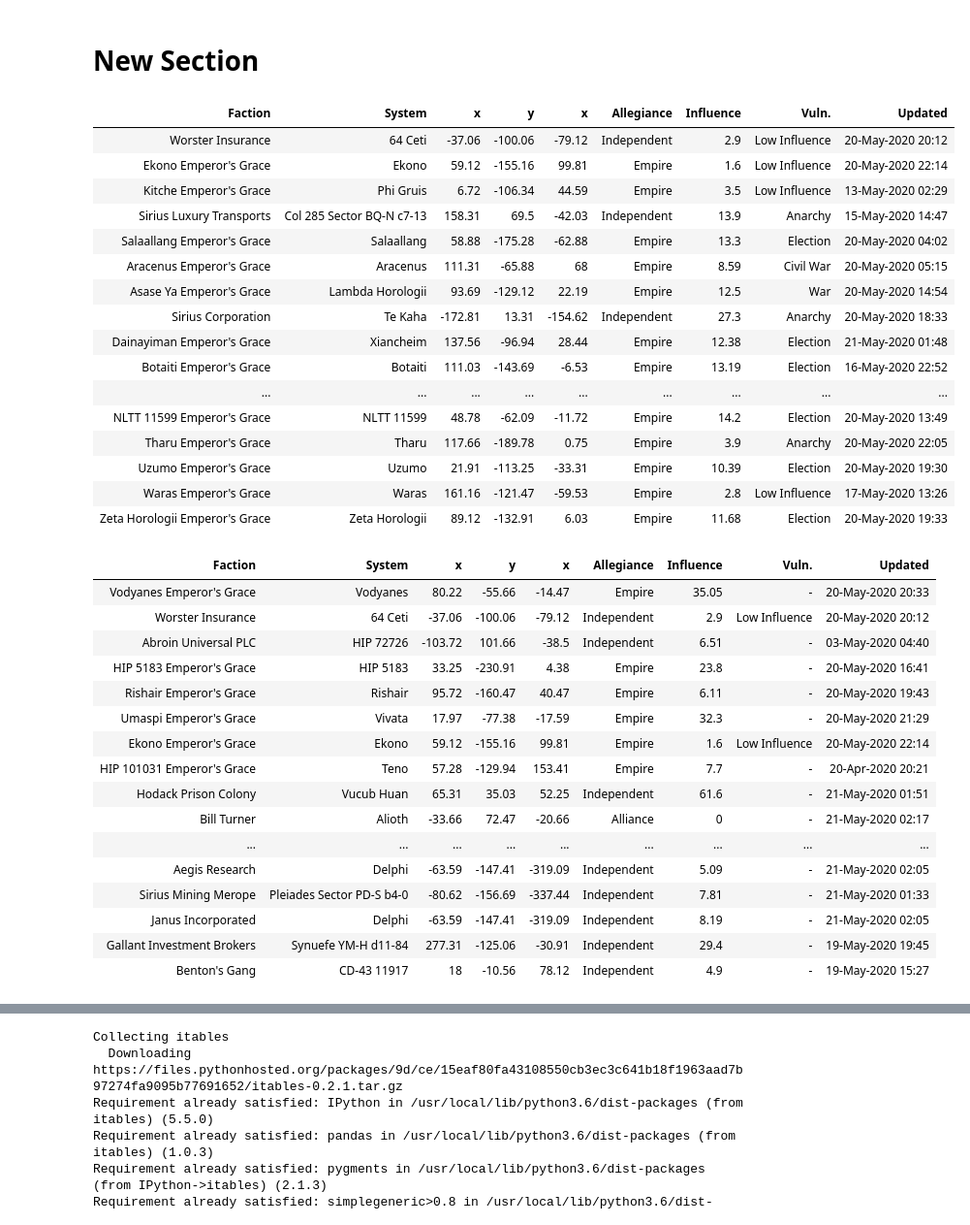
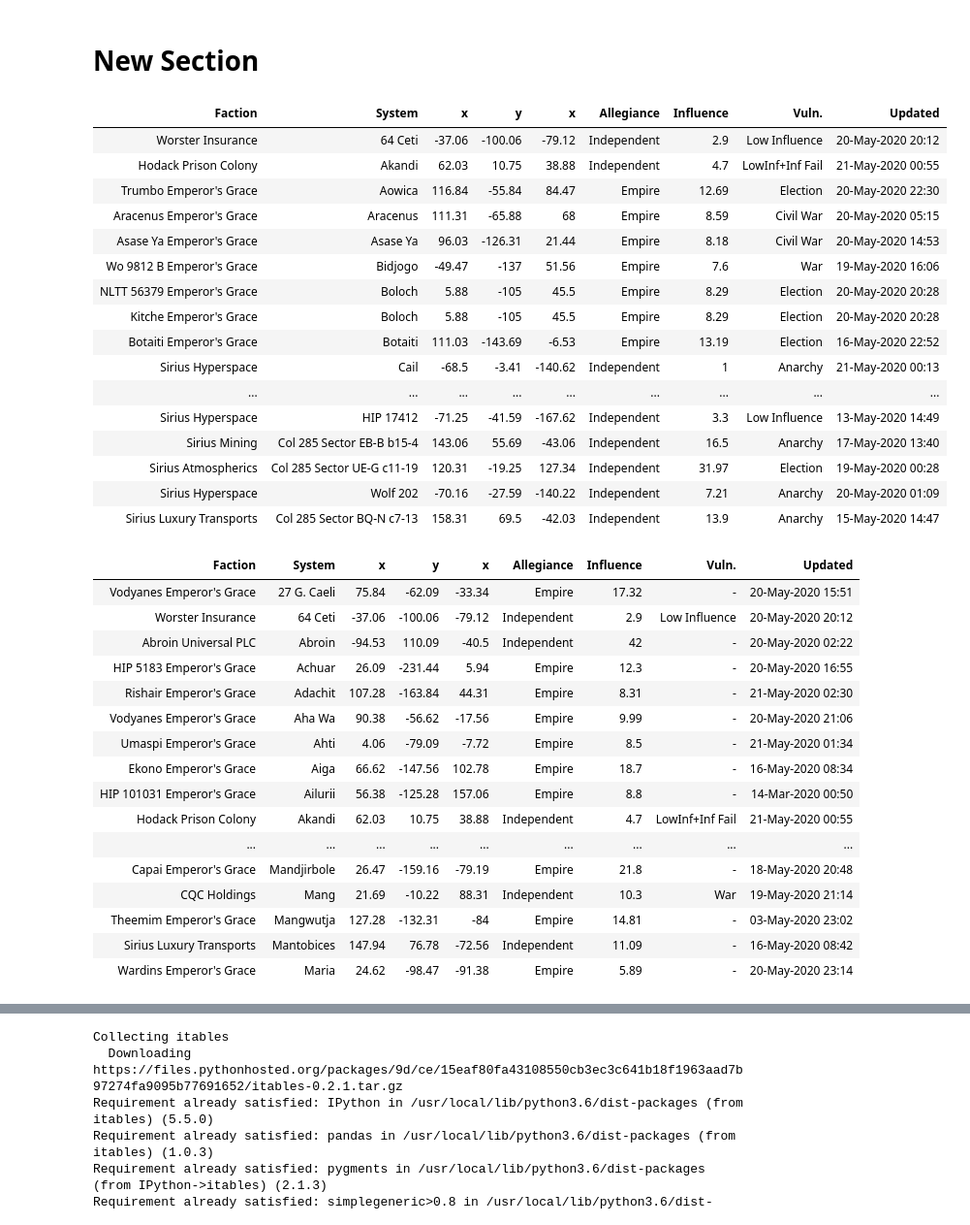
Before and after one commit to HausReport/ClubRaiders, a Jupyter notebook: ClubRaiders.ipynb, the cells around one changed output, grey strips where cells are left out. Shown at 97% size. Cells and saved outputs as stored; diff of their text form; code cells hidden in the pictures.

```diff
--- a/ClubRaiders.ipynb
+++ b/ClubRaiders.ipynb
@@ -129,60 +129,60 @@ open('data/factions.jsonl', 'wb').write(r.content)
 # %%
 from IPython.display import HTML, display
 import tabulate
 
 arr = []
 
-for xcs in club_systems_dict.values():
+for xcs in club_systems_arr:
     cs: FactionInstance = xcs
     vulnerable = cs.isVulnerable()
     if (vulnerable == False): continue
     arr.append(cs.asArray())
 
 tabulate.tabulate(arr, ['Faction','System','x','y','x','Allegiance','Influence','Vuln.','Updated'],tablefmt='html')
 # %% [output]
 | Faction | System | x | y | x | Allegiance | Influence | Vuln. | Updated |
 | Worster Insurance | 64 Ceti | -37.06 | -100.06 | -79.12 | Independent | 2.9 | Low Influence | 20-May-2020 20:12 |
-| Ekono Emperor's Grace | Ekono | 59.12 | -155.16 | 99.81 | Empire | 1.6 | Low Influence | 20-May-2020 22:14 |
-| Kitche Emperor's Grace | Phi Gruis | 6.72 | -106.34 | 44.59 | Empire | 3.5 | Low Influence | 13-May-2020 02:29 |
+| Hodack Prison Colony | Akandi | 62.03 | 10.75 | 38.88 | Independent | 4.7 | LowInf+Inf Fail | 21-May-2020 00:55 |
+| Trumbo Emperor's Grace | Aowica | 116.84 | -55.84 | 84.47 | Empire | 12.69 | Election | 20-May-2020 22:30 |
+| Aracenus Emperor's Grace | Aracenus | 111.31 | -65.88 | 68 | Empire | 8.59 | Civil War | 20-May-2020 05:15 |
+| Asase Ya Emperor's Grace | Asase Ya | 96.03 | -126.31 | 21.44 | Empire | 8.18 | Civil War | 20-May-2020 14:53 |
+| Wo 9812 B Emperor's Grace | Bidjogo | -49.47 | -137 | 51.56 | Empire | 7.6 | War | 19-May-2020 16:06 |
+| NLTT 56379 Emperor's Grace | Boloch | 5.88 | -105 | 45.5 | Empire | 8.29 | Election | 20-May-2020 20:28 |
+| Kitche Emperor's Grace | Boloch | 5.88 | -105 | 45.5 | Empire | 8.29 | Election | 20-May-2020 20:28 |
+| Botaiti Emperor's Grace | Botaiti | 111.03 | -143.69 | -6.53 | Empire | 13.19 | Election | 16-May-2020 22:52 |
+| Sirius Hyperspace | Cail | -68.5 | -3.41 | -140.62 | Independent | 1 | Anarchy | 21-May-2020 00:13 |
+| ... | ... | ... | ... | ... | ... | ... | ... | ... |
+| Sirius Hyperspace | HIP 17412 | -71.25 | -41.59 | -167.62 | Independent | 3.3 | Low Influence | 13-May-2020 14:49 |
+| Sirius Mining | Col 285 Sector EB-B b15-4 | 143.06 | 55.69 | -43.06 | Independent | 16.5 | Anarchy | 17-May-2020 13:40 |
+| Sirius Atmospherics | Col 285 Sector UE-G c11-19 | 120.31 | -19.25 | 127.34 | Independent | 31.97 | Election | 19-May-2020 00:28 |
+| Sirius Hyperspace | Wolf 202 | -70.16 | -27.59 | -140.22 | Independent | 7.21 | Anarchy | 20-May-2020 01:09 |
 | Sirius Luxury Transports | Col 285 Sector BQ-N c7-13 | 158.31 | 69.5 | -42.03 | Independent | 13.9 | Anarchy | 15-May-2020 14:47 |
-| Salaallang Emperor's Grace | Salaallang | 58.88 | -175.28 | -62.88 | Empire | 13.3 | Election | 20-May-2020 04:02 |
-| Aracenus Emperor's Grace | Aracenus | 111.31 | -65.88 | 68 | Empire | 8.59 | Civil War | 20-May-2020 05:15 |
-| Asase Ya Emperor's Grace | Lambda Horologii | 93.69 | -129.12 | 22.19 | Empire | 12.5 | War | 20-May-2020 14:54 |
-| Sirius Corporation | Te Kaha | -172.81 | 13.31 | -154.62 | Independent | 27.3 | Anarchy | 20-May-2020 18:33 |
-| Dainayiman Emperor's Grace | Xiancheim | 137.56 | -96.94 | 28.44 | Empire | 12.38 | Election | 21-May-2020 01:48 |
-| Botaiti Emperor's Grace | Botaiti | 111.03 | -143.69 | -6.53 | Empire | 13.19 | Election | 16-May-2020 22:52 |
-| ... | ... | ... | ... | ... | ... | ... | ... | ... |
-| NLTT 11599 Emperor's Grace | NLTT 11599 | 48.78 | -62.09 | -11.72 | Empire | 14.2 | Election | 20-May-2020 13:49 |
-| Tharu Emperor's Grace | Tharu | 117.66 | -189.78 | 0.75 | Empire | 3.9 | Anarchy | 20-May-2020 22:05 |
-| Uzumo Emperor's Grace | Uzumo | 21.91 | -113.25 | -33.31 | Empire | 10.39 | Election | 20-May-2020 19:30 |
-| Waras Emperor's Grace | Waras | 161.16 | -121.47 | -59.53 | Empire | 2.8 | Low Influence | 17-May-2020 13:26 |
-| Zeta Horologii Emperor's Grace | Zeta Horologii | 89.12 | -132.91 | 6.03 | Empire | 11.68 | Election | 20-May-2020 19:33 |
 # %%
 arr = []
 
-for xcs in club_systems_dict.values():
+for xcs in club_systems_arr:
     cs: FactionInstance = xcs
     arr.append(cs.asArray())
 
 tabulate.tabulate(arr, ['Faction','System','x','y','x','Allegiance','Influence','Vuln.','Updated'],tablefmt='html')
 # %% [output]
 | Faction | System | x | y | x | Allegiance | Influence | Vuln. | Updated |
-| Vodyanes Emperor's Grace | Vodyanes | 80.22 | -55.66 | -14.47 | Empire | 35.05 | - | 20-May-2020 20:33 |
+| Vodyanes Emperor's Grace | 27 G. Caeli | 75.84 | -62.09 | -33.34 | Empire | 17.32 | - | 20-May-2020 15:51 |
 | Worster Insurance | 64 Ceti | -37.06 | -100.06 | -79.12 | Independent | 2.9 | Low Influence | 20-May-2020 20:12 |
-| Abroin Universal PLC | HIP 72726 | -103.72 | 101.66 | -38.5 | Independent | 6.51 | - | 03-May-2020 04:40 |
-| HIP 5183 Emperor's Grace | HIP 5183 | 33.25 | -230.91 | 4.38 | Empire | 23.8 | - | 20-May-2020 16:41 |
-| Rishair Emperor's Grace | Rishair | 95.72 | -160.47 | 40.47 | Empire | 6.11 | - | 20-May-2020 19:43 |
-| Umaspi Emperor's Grace | Vivata | 17.97 | -77.38 | -17.59 | Empire | 32.3 | - | 20-May-2020 21:29 |
-| Ekono Emperor's Grace | Ekono | 59.12 | -155.16 | 99.81 | Empire | 1.6 | Low Influence | 20-May-2020 22:14 |
-| HIP 101031 Emperor's Grace | Teno | 57.28 | -129.94 | 153.41 | Empire | 7.7 | - | 20-Apr-2020 20:21 |
-| Hodack Prison Colony | Vucub Huan | 65.31 | 35.03 | 52.25 | Independent | 61.6 | - | 21-May-2020 01:51 |
-| Bill Turner | Alioth | -33.66 | 72.47 | -20.66 | Alliance | 0 | - | 21-May-2020 02:17 |
+| Abroin Universal PLC | Abroin | -94.53 | 110.09 | -40.5 | Independent | 42 | - | 20-May-2020 02:22 |
+| HIP 5183 Emperor's Grace | Achuar | 26.09 | -231.44 | 5.94 | Empire | 12.3 | - | 20-May-2020 16:55 |
+| Rishair Emperor's Grace | Adachit | 107.28 | -163.84 | 44.31 | Empire | 8.31 | - | 21-May-2020 02:30 |
+| Vodyanes Emperor's Grace | Aha Wa | 90.38 | -56.62 | -17.56 | Empire | 9.99 | - | 20-May-2020 21:06 |
+| Umaspi Emperor's Grace | Ahti | 4.06 | -79.09 | -7.72 | Empire | 8.5 | - | 21-May-2020 01:34 |
+| Ekono Emperor's Grace | Aiga | 66.62 | -147.56 | 102.78 | Empire | 18.7 | - | 16-May-2020 08:34 |
+| HIP 101031 Emperor's Grace | Ailurii | 56.38 | -125.28 | 157.06 | Empire | 8.8 | - | 14-Mar-2020 00:50 |
+| Hodack Prison Colony | Akandi | 62.03 | 10.75 | 38.88 | Independent | 4.7 | LowInf+Inf Fail | 21-May-2020 00:55 |
 | ... | ... | ... | ... | ... | ... | ... | ... | ... |
-| Aegis Research | Delphi | -63.59 | -147.41 | -319.09 | Independent | 5.09 | - | 21-May-2020 02:05 |
-| Sirius Mining Merope | Pleiades Sector PD-S b4-0 | -80.62 | -156.69 | -337.44 | Independent | 7.81 | - | 21-May-2020 01:33 |
-| Janus Incorporated | Delphi | -63.59 | -147.41 | -319.09 | Independent | 8.19 | - | 21-May-2020 02:05 |
-| Gallant Investment Brokers | Synuefe YM-H d11-84 | 277.31 | -125.06 | -30.91 | Independent | 29.4 | - | 19-May-2020 19:45 |
-| Benton's Gang | CD-43 11917 | 18 | -10.56 | 78.12 | Independent | 4.9 | - | 19-May-2020 15:27 |
+| Capai Emperor's Grace | Mandjirbole | 26.47 | -159.16 | -79.19 | Empire | 21.8 | - | 18-May-2020 20:48 |
+| CQC Holdings | Mang | 21.69 | -10.22 | 88.31 | Independent | 10.3 | War | 19-May-2020 21:14 |
+| Theemim Emperor's Grace | Mangwutja | 127.28 | -132.31 | -84 | Empire | 14.81 | - | 03-May-2020 23:02 |
+| Sirius Luxury Transports | Mantobices | 147.94 | 76.78 | -72.56 | Independent | 11.09 | - | 16-May-2020 08:42 |
+| Wardins Emperor's Grace | Maria | 24.62 | -98.47 | -91.38 | Empire | 5.89 | - | 20-May-2020 23:14 |
 # %%
 import plotly.express as px
 
```
Also changed, not shown: parts of 10 cells of this notebook.
